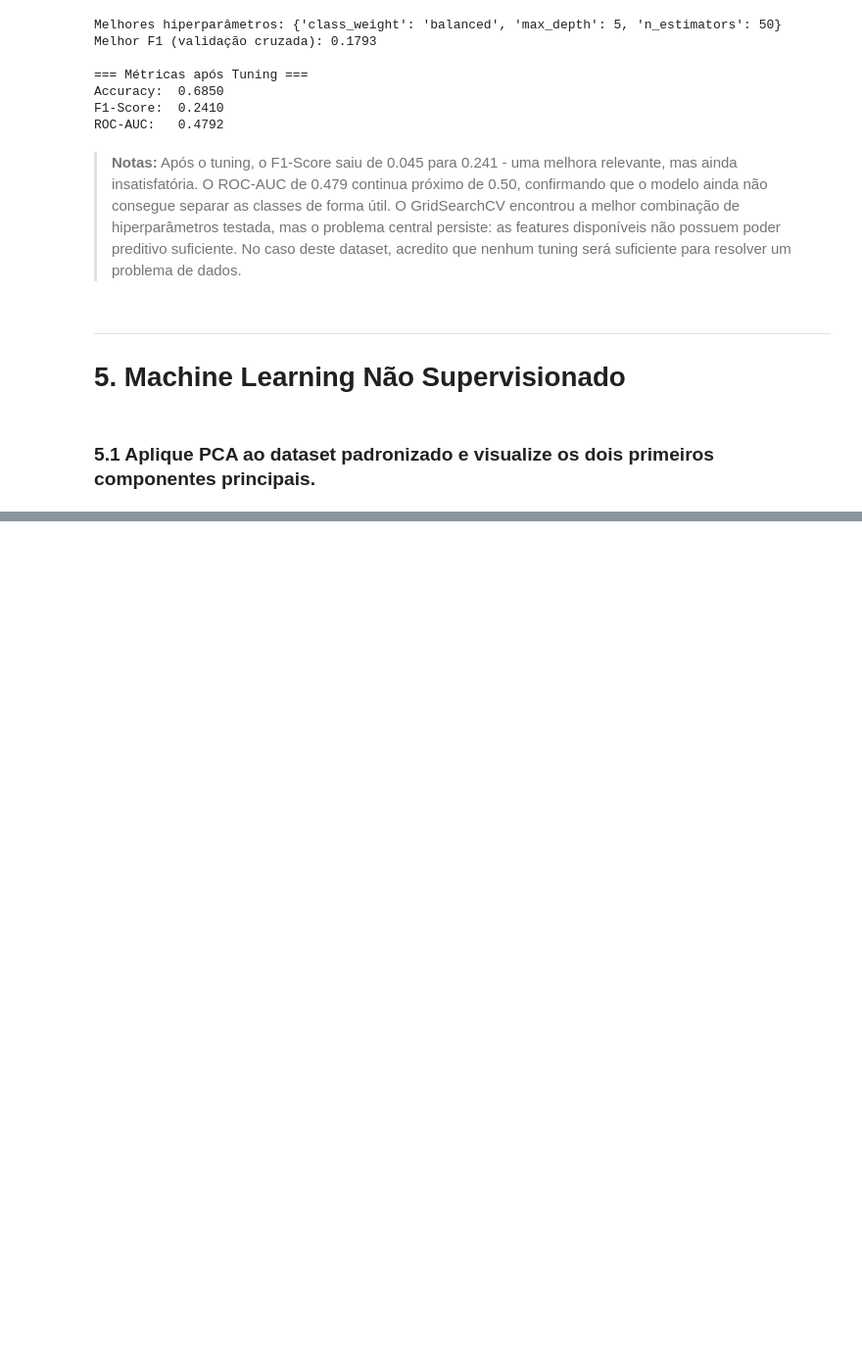
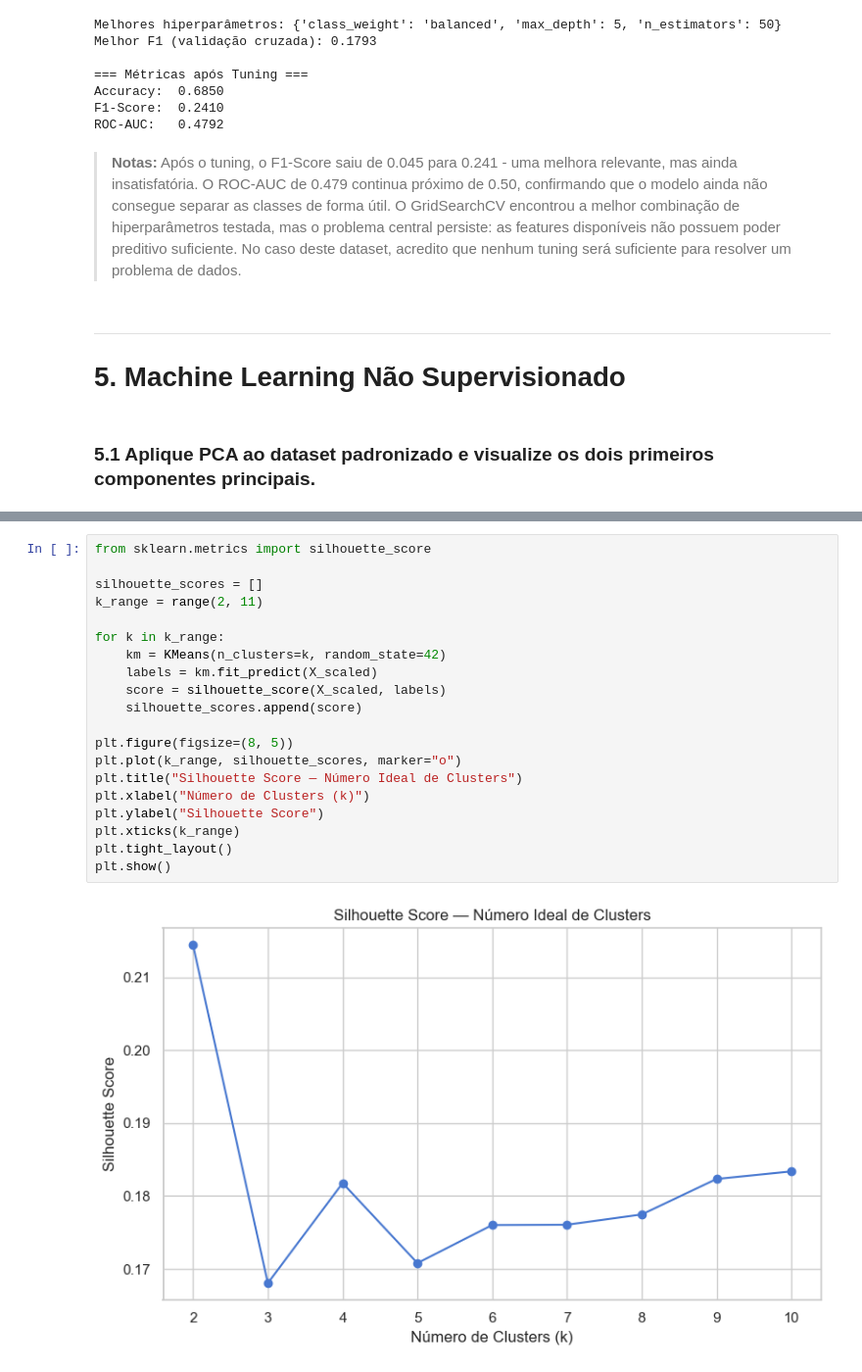
Before and after one commit to PeedroModa/teste_tecnico_dsjr, a Jupyter notebook: TesteTecnicoPedroDS.ipynb, the cells around one changed output, grey strips where cells are left out. Shown at 98% size. Cells and saved outputs as stored; diff of their text form; blank space fills up the shorter version.

```diff
--- a/TesteTecnicoPedroDS.ipynb
+++ b/TesteTecnicoPedroDS.ipynb
@@ -624,0 +640,22 @@ Total: 0.3933
+# %%
+from sklearn.metrics import silhouette_score
+
+silhouette_scores = []
+k_range = range(2, 11)
+
+for k in k_range:
+    km = KMeans(n_clusters=k, random_state=42)
+    labels = km.fit_predict(X_scaled)
+    score = silhouette_score(X_scaled, labels)
+    silhouette_scores.append(score)
+
+plt.figure(figsize=(8, 5))
+plt.plot(k_range, silhouette_scores, marker="o")
+plt.title("Silhouette Score — Número Ideal de Clusters")
+plt.xlabel("Número de Clusters (k)")
+plt.ylabel("Silhouette Score")
+plt.xticks(k_range)
+plt.tight_layout()
+plt.show()
+# %% [output]
+[figure, added]
```
Also changed, not shown: parts of 10 cells of this notebook.
